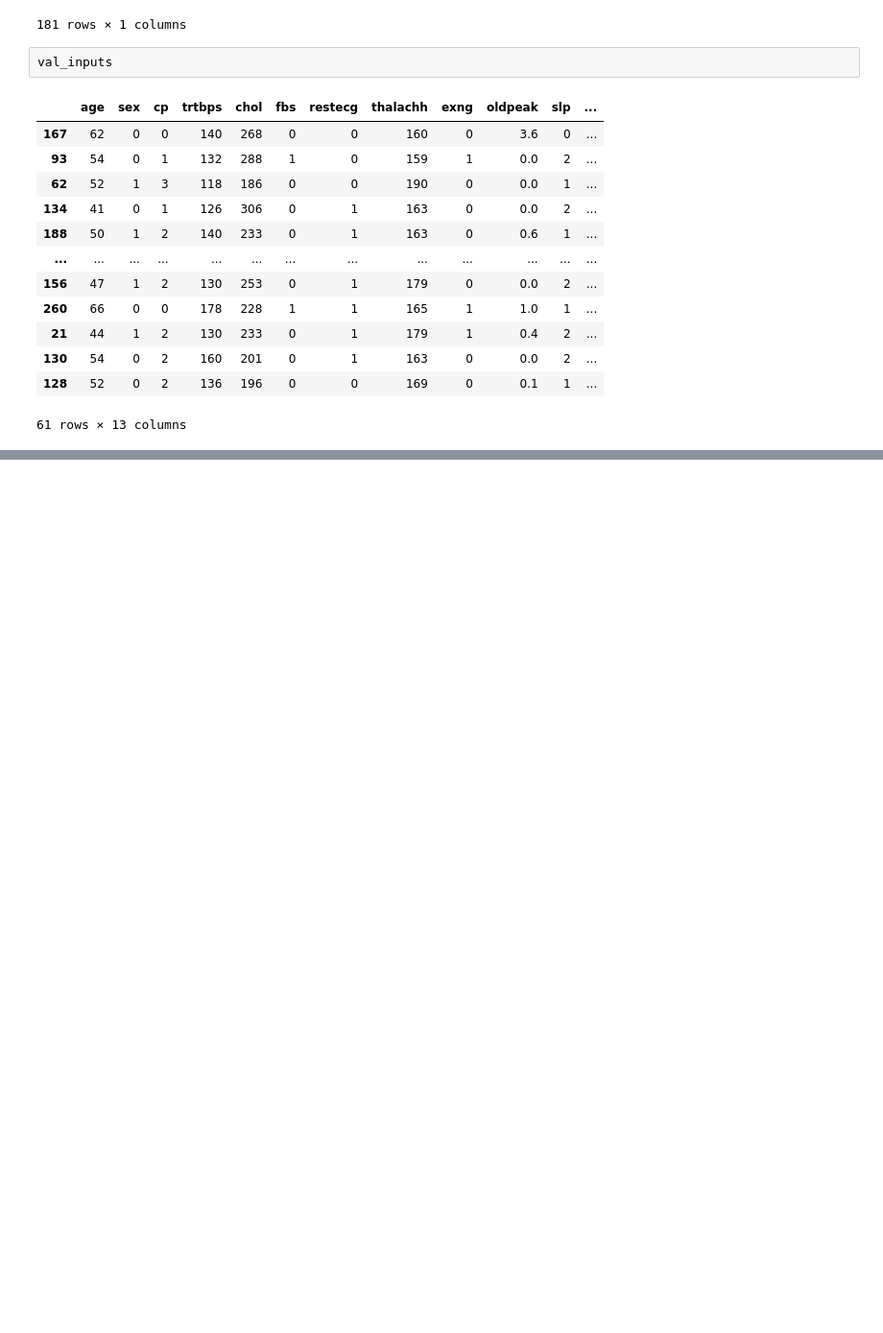
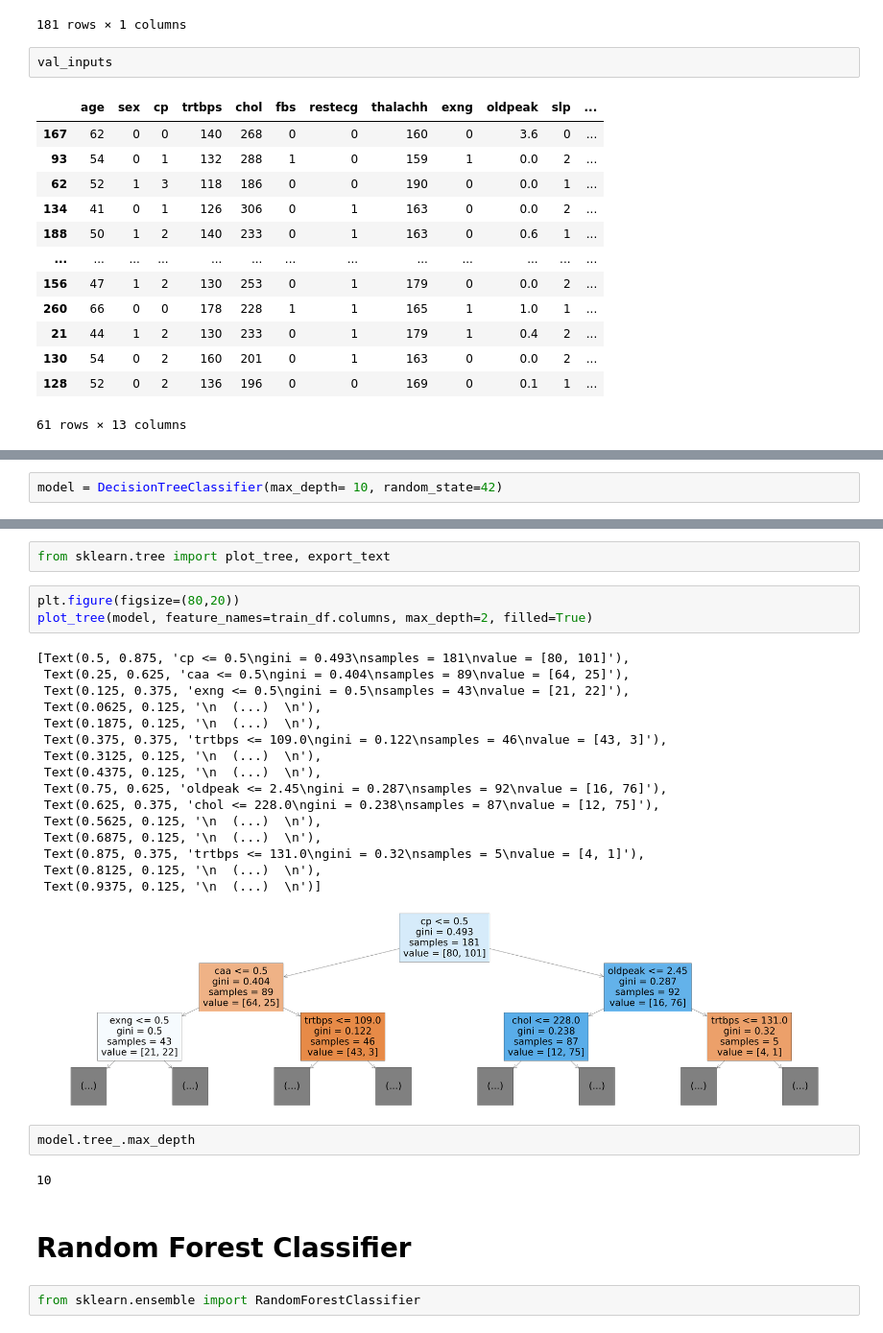
Before and after one commit to RASHI2505/Minor-Project, a Jupyter notebook: Heart_Attack_Analysis.ipynb, the cells around one changed output, grey strips where cells are left out. Shown at 96% size. Drawn from its saved outputs; the diff is of its cells as text; blank space fills up the shorter version.

```diff
--- a/Heart_Attack_Analysis.ipynb
+++ b/Heart_Attack_Analysis.ipynb
@@ -226,0 +377,2 @@ val_inputs
+# %%
+model = DecisionTreeClassifier(max_depth= 10, random_state=42)
@@ -226,0 +391,30 @@ val_inputs
+# %%
+from sklearn.tree import plot_tree, export_text
+# %%
+plt.figure(figsize=(80,20))
+plot_tree(model, feature_names=train_df.columns, max_depth=2, filled=True)
+# %% [output]
+[Text(0.5, 0.875, 'cp <= 0.5\ngini = 0.493\nsamples = 181\nvalue = [80, 101]'),
+ Text(0.25, 0.625, 'caa <= 0.5\ngini = 0.404\nsamples = 89\nvalue = [64, 25]'),
+ Text(0.125, 0.375, 'exng <= 0.5\ngini = 0.5\nsamples = 43\nvalue = [21, 22]'),
+ Text(0.0625, 0.125, '\n  (...)  \n'),
+ Text(0.1875, 0.125, '\n  (...)  \n'),
+ Text(0.375, 0.375, 'trtbps <= 109.0\ngini = 0.122\nsamples = 46\nvalue = [43, 3]'),
+ Text(0.3125, 0.125, '\n  (...)  \n'),
+ Text(0.4375, 0.125, '\n  (...)  \n'),
+ Text(0.75, 0.625, 'oldpeak <= 2.45\ngini = 0.287\nsamples = 92\nvalue = [16, 76]'),
+ Text(0.625, 0.375, 'chol <= 228.0\ngini = 0.238\nsamples = 87\nvalue = [12, 75]'),
+ Text(0.5625, 0.125, '\n  (...)  \n'),
+ Text(0.6875, 0.125, '\n  (...)  \n'),
+ Text(0.875, 0.375, 'trtbps <= 131.0\ngini = 0.32\nsamples = 5\nvalue = [4, 1]'),
+ Text(0.8125, 0.125, '\n  (...)  \n'),
+ Text(0.9375, 0.125, '\n  (...)  \n')]
+[figure, added]
+# %%
+model.tree_.max_depth
+# %% [output]
+10
+# %% [markdown]
+# Random Forest Classifier
+# %%
+from sklearn.ensemble import RandomForestClassifier
```
Also changed, not shown: parts of 44 cells of this notebook.
